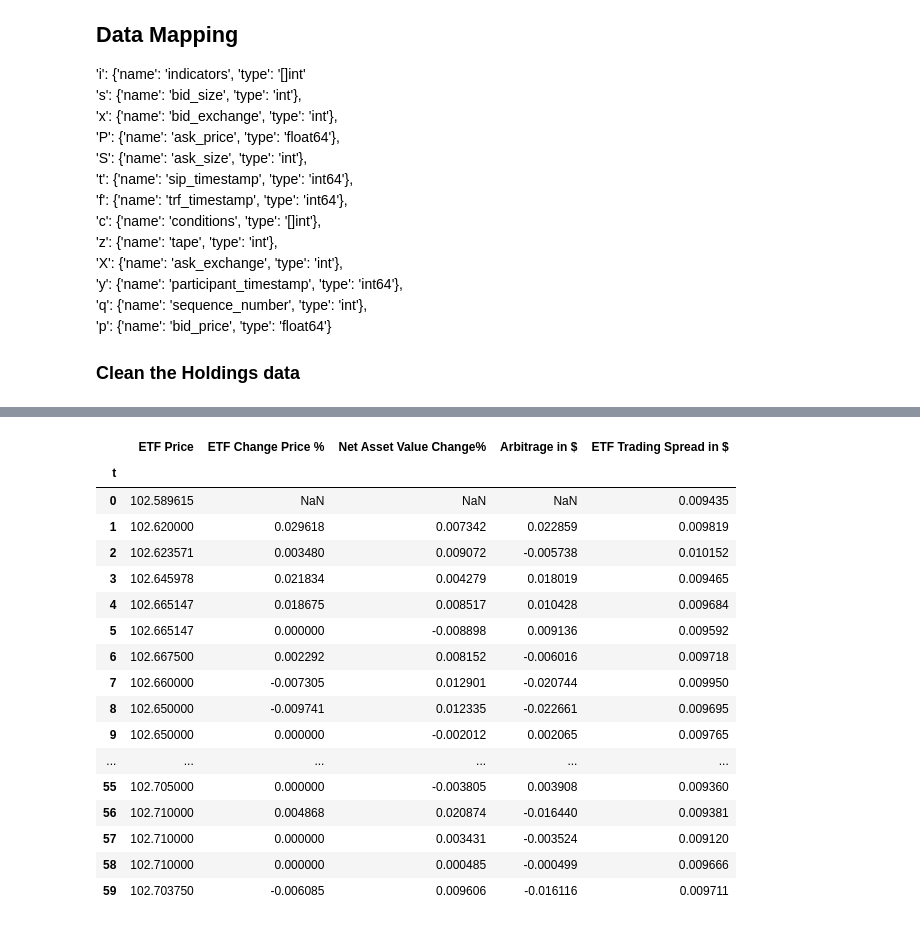
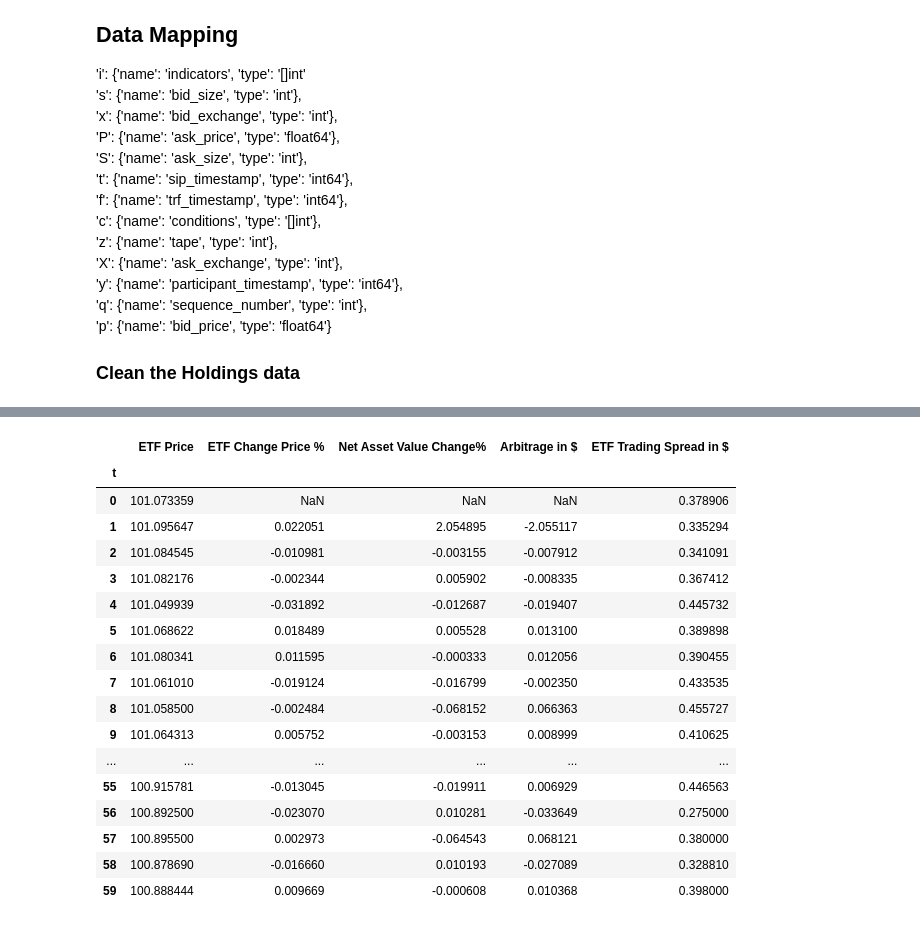
Before and after one commit to sarthak0906/ETF, a Jupyter notebook: JupyterNotebooks/TickByTickMispricingAnalysis.ipynb, the cells around one changed output, grey strips where cells are left out. Drawn from its saved outputs; the diff is of its cells as text; code cells hidden in the pictures.

```diff
--- a/JupyterNotebooks/TickByTickMispricingAnalysis.ipynb
+++ b/JupyterNotebooks/TickByTickMispricingAnalysis.ipynb
@@ -258,3 +292,2 @@ group
 # %%
-group=group.pct_change()*100
-group=group.dropna()
+group=group.pct_change().dropna()*100
@@ -269,25 +302,48 @@ ds=pd.concat([etfprice.unstack(level=1),etfpricechange,netassetvaluereturn],axis
 ds.columns=['ETF Price','ETF Change Price %','Net Asset Value Change%']
 # %%
 ds['Arbitrage in $']=(ds['ETF Change Price %'] - ds['Net Asset Value Change%'])*ds['ETF Price']/100
-ds['ETF Trading Spread in $']=etfspread.unstack(level=1).loc[15]
+ds['ETF Trading Spread in $']=etfspread.unstack(level=1).loc[getmeHourDataFor]
-# %%
-ds
-# %% [output]
-|  | ETF Price | ETF Change Price % | Net Asset Value Change% | Arbitrage in $ | ETF Trading Spread in $ |
-| t |  |  |  |  |  |
-| 0 | 102.589615 | NaN | NaN | NaN | 0.009435 |
-| 1 | 102.620000 | 0.029618 | 0.007342 | 0.022859 | 0.009819 |
-| 2 | 102.623571 | 0.003480 | 0.009072 | -0.005738 | 0.010152 |
-| 3 | 102.645978 | 0.021834 | 0.004279 | 0.018019 | 0.009465 |
-| 4 | 102.665147 | 0.018675 | 0.008517 | 0.010428 | 0.009684 |
-| 5 | 102.665147 | 0.000000 | -0.008898 | 0.009136 | 0.009592 |
-| 6 | 102.667500 | 0.002292 | 0.008152 | -0.006016 | 0.009718 |
-| 7 | 102.660000 | -0.007305 | 0.012901 | -0.020744 | 0.009950 |
-| 8 | 102.650000 | -0.009741 | 0.012335 | -0.022661 | 0.009695 |
-| 9 | 102.650000 | 0.000000 | -0.002012 | 0.002065 | 0.009765 |
-| ... | ... | ... | ... | ... | ... |
-| 55 | 102.705000 | 0.000000 | -0.003805 | 0.003908 | 0.009360 |
-| 56 | 102.710000 | 0.004868 | 0.020874 | -0.016440 | 0.009381 |
-| 57 | 102.710000 | 0.000000 | 0.003431 | -0.003524 | 0.009120 |
-| 58 | 102.710000 | 0.000000 | 0.000485 | -0.000499 | 0.009666 |
-| 59 | 102.703750 | -0.006085 | 0.009606 | -0.016116 | 0.009711 |
+# %%
+def getMeHourdata(getmeHourDataFor=None):
+    etfticker='XLK'
+    for name,group in df.groupby(level=0):
+        if name==getmeHourDataFor:
+            break
+
+    etfprice=group[etfticker]
+    del group[etfticker]
+
+    group=group.pct_change().dropna()*100
+    etfpricechange=etfprice.pct_change().dropna()*100
+    etfpricechange=etfpricechange.unstack(level=1)
+
+    netassetvaluereturn=group.assign(**weights).mul(group).sum(axis=1)
+    netassetvaluereturn=netassetvaluereturn.unstack(level=1)
+
+    ds=pd.concat([etfprice.unstack(level=1),etfpricechange,netassetvaluereturn],axis=0).T
+    ds.columns=['ETF Price','ETF Change Price %','Net Asset Value Change%']
+
+    ds['Arbitrage in $']=(ds['ETF Change Price %'] - ds['Net Asset Value Change%'])*ds['ETF Price']/100
+    ds['ETF Trading Spread in $']=etfspread.unstack(level=1).loc[getmeHourDataFor]
+    return ds
+# %%
+getMeHourdata(9)
+# %% [output]
+|  | ETF Price | ETF Change Price % | Net Asset Value Change% | Arbitrage in $ | ETF Trading Spread in $ |
+| t |  |  |  |  |  |
+| 0 | 101.073359 | NaN | NaN | NaN | 0.378906 |
+| 1 | 101.095647 | 0.022051 | 2.054895 | -2.055117 | 0.335294 |
+| 2 | 101.084545 | -0.010981 | -0.003155 | -0.007912 | 0.341091 |
+| 3 | 101.082176 | -0.002344 | 0.005902 | -0.008335 | 0.367412 |
+| 4 | 101.049939 | -0.031892 | -0.012687 | -0.019407 | 0.445732 |
+| 5 | 101.068622 | 0.018489 | 0.005528 | 0.013100 | 0.389898 |
+| 6 | 101.080341 | 0.011595 | -0.000333 | 0.012056 | 0.390455 |
+| 7 | 101.061010 | -0.019124 | -0.016799 | -0.002350 | 0.433535 |
+| 8 | 101.058500 | -0.002484 | -0.068152 | 0.066363 | 0.455727 |
+| 9 | 101.064313 | 0.005752 | -0.003153 | 0.008999 | 0.410625 |
+| ... | ... | ... | ... | ... | ... |
+| 55 | 100.915781 | -0.013045 | -0.019911 | 0.006929 | 0.446563 |
+| 56 | 100.892500 | -0.023070 | 0.010281 | -0.033649 | 0.275000 |
+| 57 | 100.895500 | 0.002973 | -0.064543 | 0.068121 | 0.380000 |
+| 58 | 100.878690 | -0.016660 | 0.010193 | -0.027089 | 0.328810 |
+| 59 | 100.888444 | 0.009669 | -0.000608 | 0.010368 | 0.398000 |
```
Also changed, not shown: parts of 25 cells of this notebook, 4 other files.
